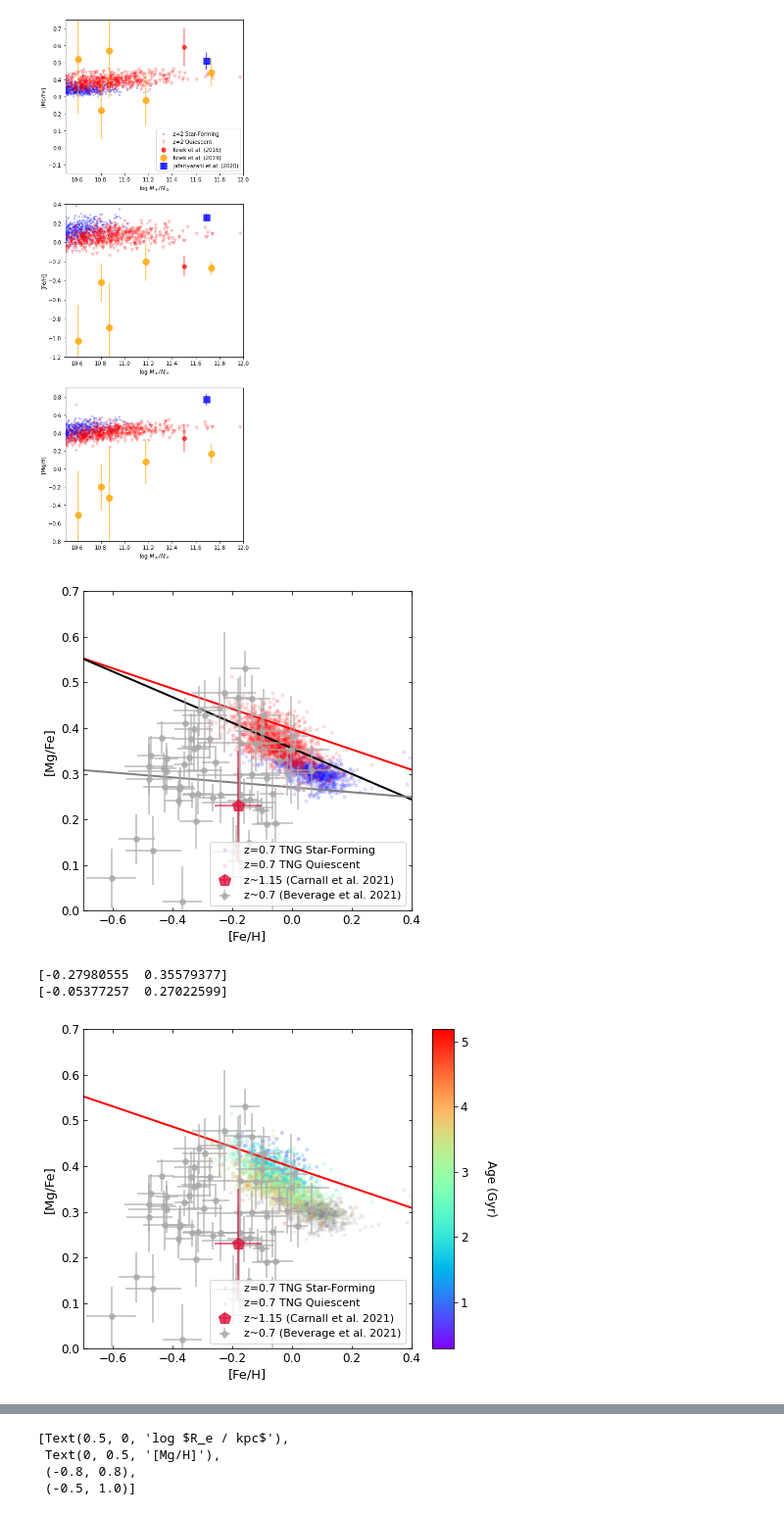
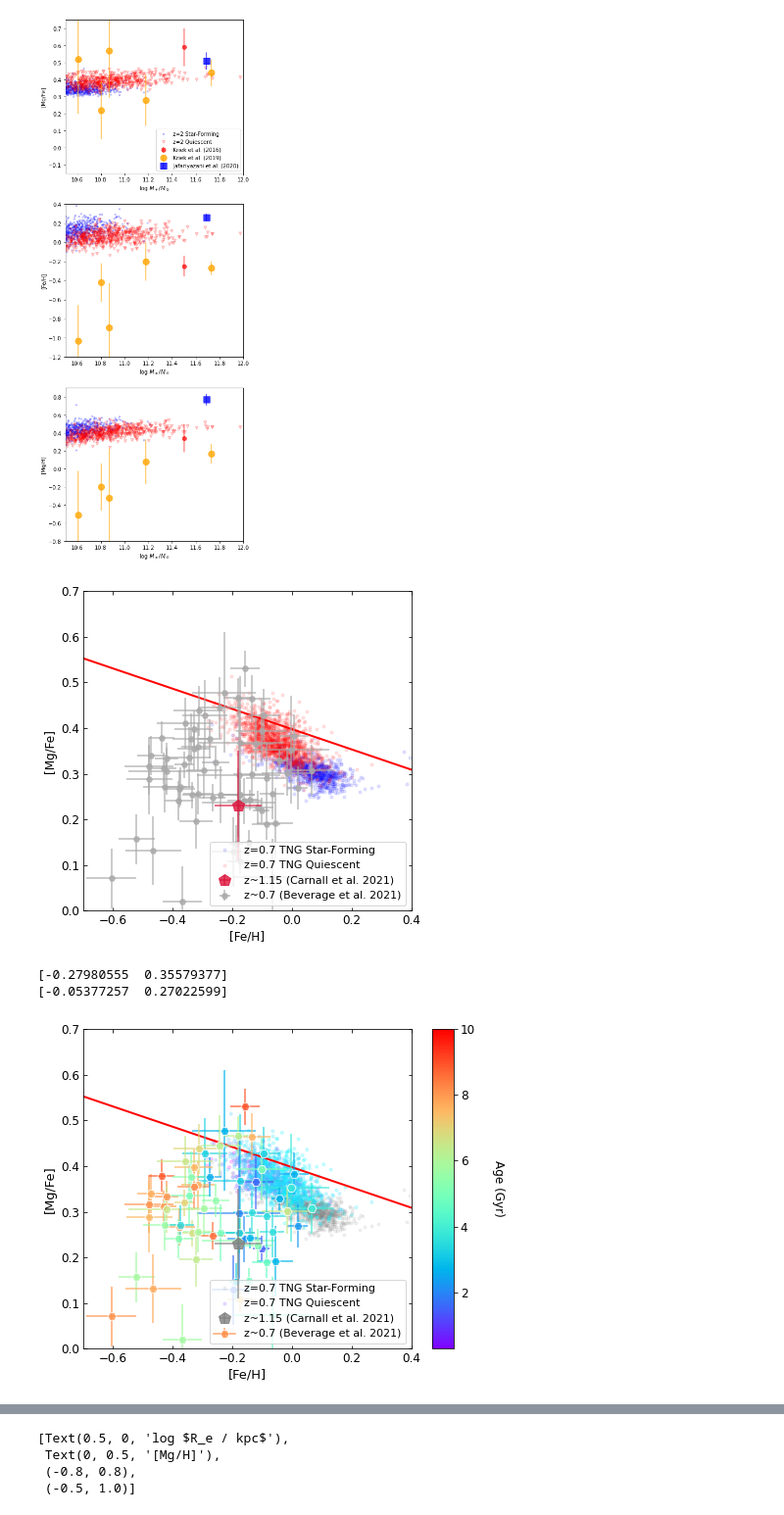
Before and after one commit to jk3sxp/Pathak_2021, a Jupyter notebook: z=0.7_Observations.ipynb, the cells around one changed output, grey strips where cells are left out. Shown at 98% size. Saved outputs shown, nothing was run; the diff lists cells and outputs as text; code cells hidden in the pictures.

```diff
--- a/z=0.7_Observations.ipynb
+++ b/z=0.7_Observations.ipynb
@@ -474,13 +474,13 @@ ax.plot(FeH_Re[quiescent_selection], MgFe_Re[quiescent_selection], 'r.',
 xx = np.array([-0.7, 0.4])
 ax.plot(xx, func(xx, *param), '-', color='r', linewidth=2)
 
-#fit line
-optParam, pcov = curve_fit(func, FeH_Re[quiescent_selection], MgFe_Re[quiescent_selection])
-xx = np.array([-0.7, 0.4])
-ax.plot(xx, func(xx, *optParam), '-', color='k', linewidth=2)
+# #fit line
+# optParam, pcov = curve_fit(func, FeH_Re[quiescent_selection], MgFe_Re[quiescent_selection])
+# xx = np.array([-0.7, 0.4])
+# ax.plot(xx, func(xx, *optParam), '-', color='k', linewidth=2)
 
-optParam2, pcov2 = curve_fit(func, bev21['[Fe/H]'], bev21['[Mg/Fe]'], sigma=bev21['[Mg/Fe]_err'])
-ax.plot(xx, func(xx, *optParam2), '-', color='gray', linewidth=2)
+# optParam2, pcov2 = curve_fit(func, bev21['[Fe/H]'], bev21['[Mg/Fe]'], sigma=bev21['[Mg/Fe]_err'])
+# ax.plot(xx, func(xx, *optParam2), '-', color='gray', linewidth=2)
 
 # observations
 for s in samples:
@@ -495,7 +495,7 @@ ax.legend(loc='lower right', fontsize=ftss).set_zorder(200)
 plt.savefig('2022 FIGURES\z0p7_MgFeFeH.png', dpi=200, bbox_inches='tight')
 plt.show()
 # %% [output]
-[figure, old version]
+[figure, new version]
 # %%
 print(optParam)
 print(optParam2)
@@ -506,11 +549,11 @@ print(optParam2)
 
 # [Mg/Fe] vs [Fe/H]
 ####################
-vmin = min(percentile_age[quiescent_selection])
-vmax = max(percentile_age[quiescent_selection])
-colormap = plt.get_cmap('rainbow')
-norm = colors.Normalize(vmin=vmin, vmax=vmax)
-color_quiescent = colormap(norm(percentile_age[quiescent_selection]))
+# vmin = min(percentile_age[quiescent_selection])
+# vmax = max(percentile_age[quiescent_selection])
+# colormap = plt.get_cmap('rainbow')
+# norm = colors.Normalize(vmin=vmin, vmax=10)
+# color_quiescent = colormap(norm(percentile_age[quiescent_selection]))
 
 param = np.array([-0.22162942,  0.39764619])
 
@@ -525,31 +568,41 @@ alpha = 0.1
 
 # z=2 galaxies
 ax.plot(FeH_Re[starforming_selection], MgFe_Re[starforming_selection], '.', color='gray',
            alpha=alpha, label='z='+str(redshift)+' TNG Star-Forming', markersize=markersize, zorder=0)
 ax.scatter(FeH_Re[quiescent_selection], MgFe_Re[quiescent_selection], marker='.', cmap='rainbow', c=color_quiescent,
            alpha=alpha+0.1, label='z='+str(redshift)+' TNG Quiescent', s=markersize**2, zorder=2)
 xx = np.array([-0.7, 0.4])
 ax.plot(xx, func(xx, *param), '-', color='r', linewidth=2)
 
 # observations
 for s in samples:
     ax.errorbar(s['[Fe/H]'], s['[Mg/Fe]'], xerr=s['[Fe/H]_err'], yerr=s['[Mg/Fe]_err'], **s.meta)
+b21color = []
+for row in b21color_all:
+    b21color.append(tuple(row))
+for i in range(len(bev21)):
+    if i==0:
+        label = 'z~0.7 (Beverage et al. 2021)'
+    else:
+        label = None
+    ax.errorbar(bev21['[Fe/H]'][i], bev21['[Mg/Fe]'][i], xerr=bev21['[Fe/H]_err'][i], yerr=bev21['[Mg/Fe]_err'][i],
+                color=b21color[i], markersize=6+3, marker='H', alpha=0.8, zorder=100, label=label, markeredgecolor='white')
 
 ax.set(xlabel='[Fe/H]', ylabel='[Mg/Fe]',
       ylim=[0.0, 0.7], xlim=[-0.7, 0.4])
 plt.rcParams['axes.labelsize'] = fts+1
 ax.tick_params(direction='in', which='both', labelsize=fts, bottom=True, top=True, left=True, right=True)
 ax.legend(loc='lower right', fontsize=ftss).set_zorder(200)
 
 # colorbar
 cax = fig.add_axes([0.95, 0.125, 0.05, 0.755])
 sm = plt.cm.ScalarMappable(cmap=colormap, norm=norm)
 sm.set_array([])
 cbar = fig.colorbar(sm, cax=cax) #ax=axes.ravel().tolist())
 cbar.set_label('Age (Gyr)', fontsize=fts, rotation=270, labelpad=30)
 cbar.ax.tick_params(labelsize=fts)
 
 plt.savefig('2022 FIGURES\z0p7_MgFeFeH_age.png', dpi=200, bbox_inches='tight')
 plt.show()
 # %% [output]
-[figure, old version]
+[figure, new version]
```
Also changed, not shown: parts of 4 cells of this notebook, 8 other files.
